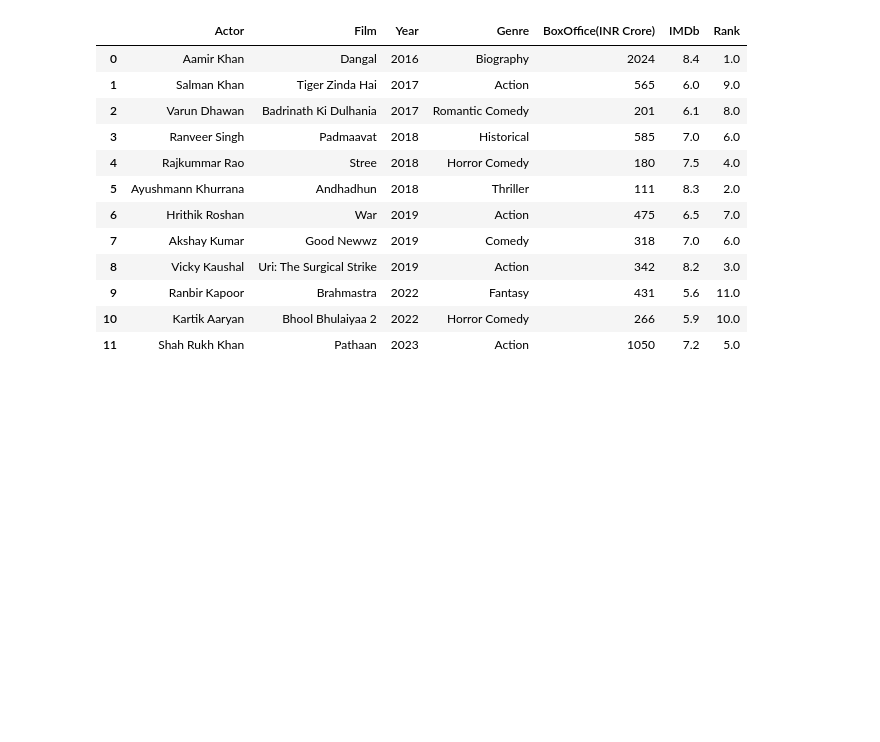
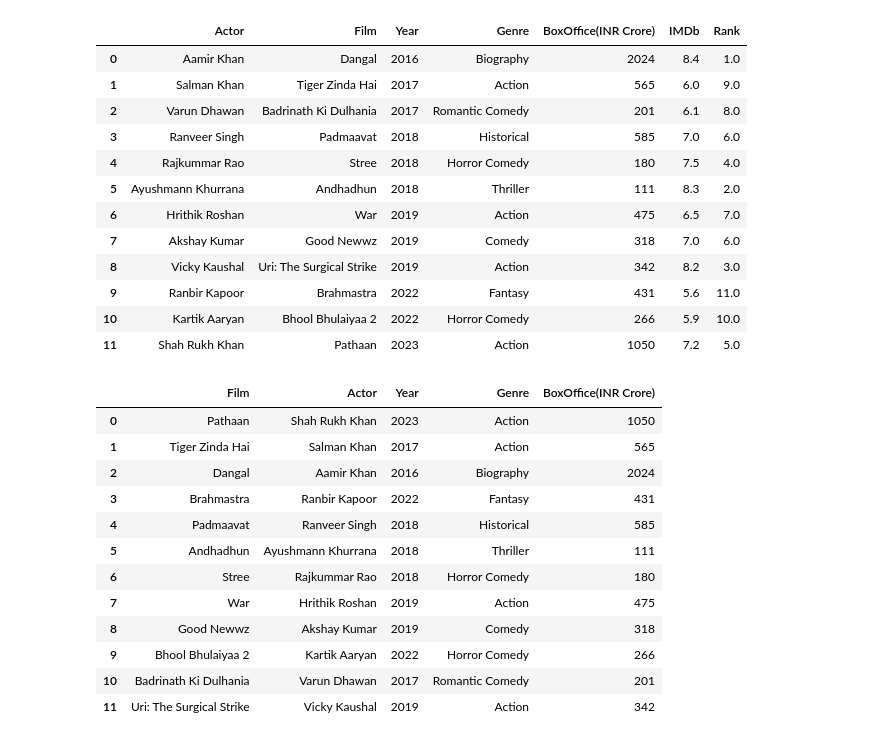
Before and after one commit to forgewithharsh/data-science-lab, a Jupyter notebook: pandas/data_transformation.ipynb, the cells around one changed output. Saved outputs shown, nothing was run; the diff lists cells and outputs as text; code cells hidden in the pictures; blank space fills up the shorter version.

```diff
--- a/pandas/data_transformation.ipynb
+++ b/pandas/data_transformation.ipynb
@@ -105,4 +105,20 @@ df2
 | 10 | Kartik Aaryan | Bhool Bhulaiyaa 2 | 2022 | Horror Comedy | 266 | 5.9 | 10.0 |
 | 11 | Shah Rukh Khan | Pathaan | 2023 | Action | 1050 | 7.2 | 5.0 |
 # %%
-df2 = df2[["Film"
+df = df[["Film", "Actor", "Year", "Genre", "BoxOffice(INR Crore)"]]
+# %%
+df
+# %% [output]
+|  | Film | Actor | Year | Genre | BoxOffice(INR Crore) |
+| 0 | Pathaan | Shah Rukh Khan | 2023 | Action | 1050 |
+| 1 | Tiger Zinda Hai | Salman Khan | 2017 | Action | 565 |
+| 2 | Dangal | Aamir Khan | 2016 | Biography | 2024 |
+| 3 | Brahmastra | Ranbir Kapoor | 2022 | Fantasy | 431 |
+| 4 | Padmaavat | Ranveer Singh | 2018 | Historical | 585 |
+| 5 | Andhadhun | Ayushmann Khurrana | 2018 | Thriller | 111 |
+| 6 | Stree | Rajkummar Rao | 2018 | Horror Comedy | 180 |
+| 7 | War | Hrithik Roshan | 2019 | Action | 475 |
+| 8 | Good Newwz | Akshay Kumar | 2019 | Comedy | 318 |
+| 9 | Bhool Bhulaiyaa 2 | Kartik Aaryan | 2022 | Horror Comedy | 266 |
+| 10 | Badrinath Ki Dulhania | Varun Dhawan | 2017 | Romantic Comedy | 201 |
+| 11 | Uri: The Surgical Strike | Vicky Kaushal | 2019 | Action | 342 |
```
Also changed, not shown: 2 other files.
